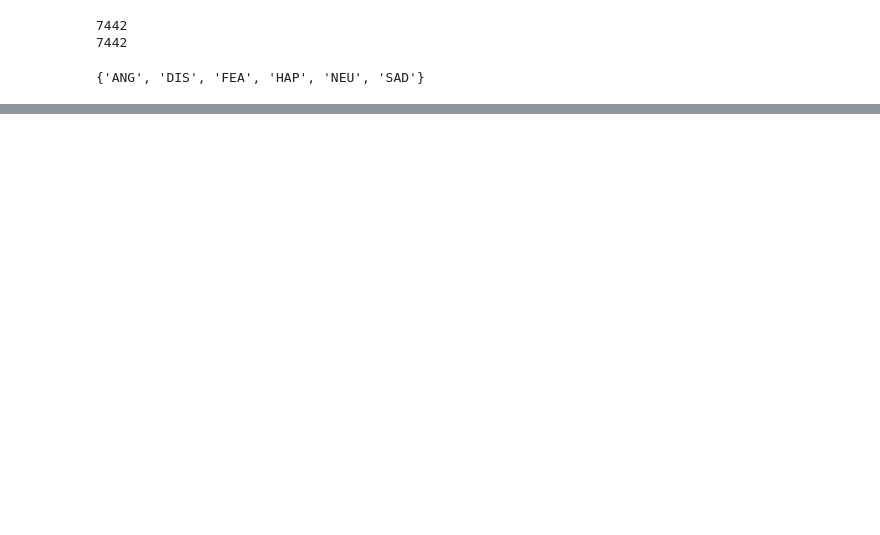
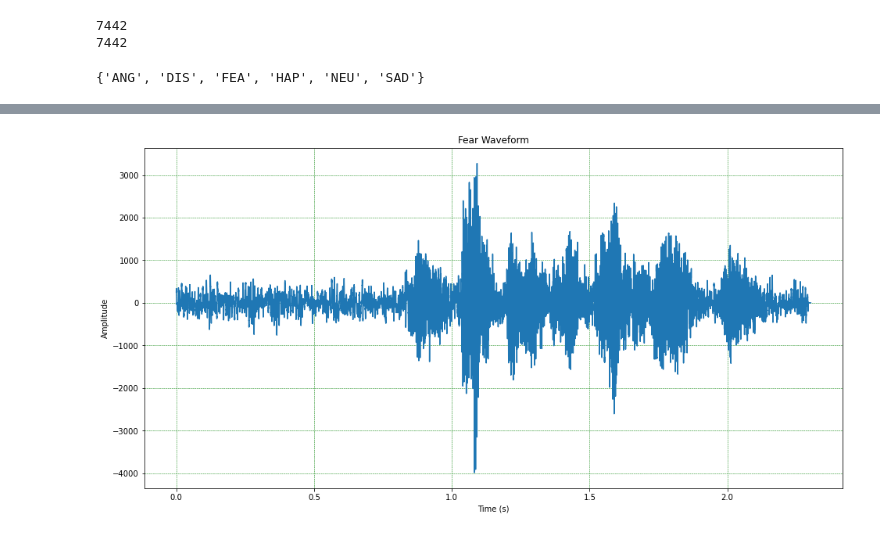
Before and after one commit to ranabarakat/Speech-Emotion-Recognition, a Jupyter notebook: test.ipynb, the cells around one changed output, grey strips where cells are left out. Saved outputs shown, nothing was run; the diff lists cells and outputs as text; code cells hidden in the pictures; blank space fills up the shorter version.

```diff
--- a/test.ipynb
+++ b/test.ipynb
@@ -45,0 +97,22 @@ df
+# %%
+# FEAR
+
+fear_audios = list(df[df['label'] == 'FEA']['data'])
+idx = random.randint(0,len(fear_audios)-1) # choosing a random fear file
+
+fear_audio = fear_audios[idx][0]
+fear_fs = fear_audios[idx][1]
+duration = len(fear_audio)/fear_fs
+
+time = np.arange(0,duration,1/fear_fs) #time vector
+
+plt.figure(figsize=(16,8))
+plt.plot(time,fear_audio)
+plt.xlabel('Time (s)')
+plt.ylabel('Amplitude')
+plt.title('Fear Waveform')
+plt.grid(color = 'green', linestyle = '--', linewidth = 0.5)
+plt.show()
+IPython.display.Audio(fear_audio,rate=fear_fs)
+# %% [output]
+[figure, added]
```
Also changed, not shown: parts of 10 cells of this notebook.
